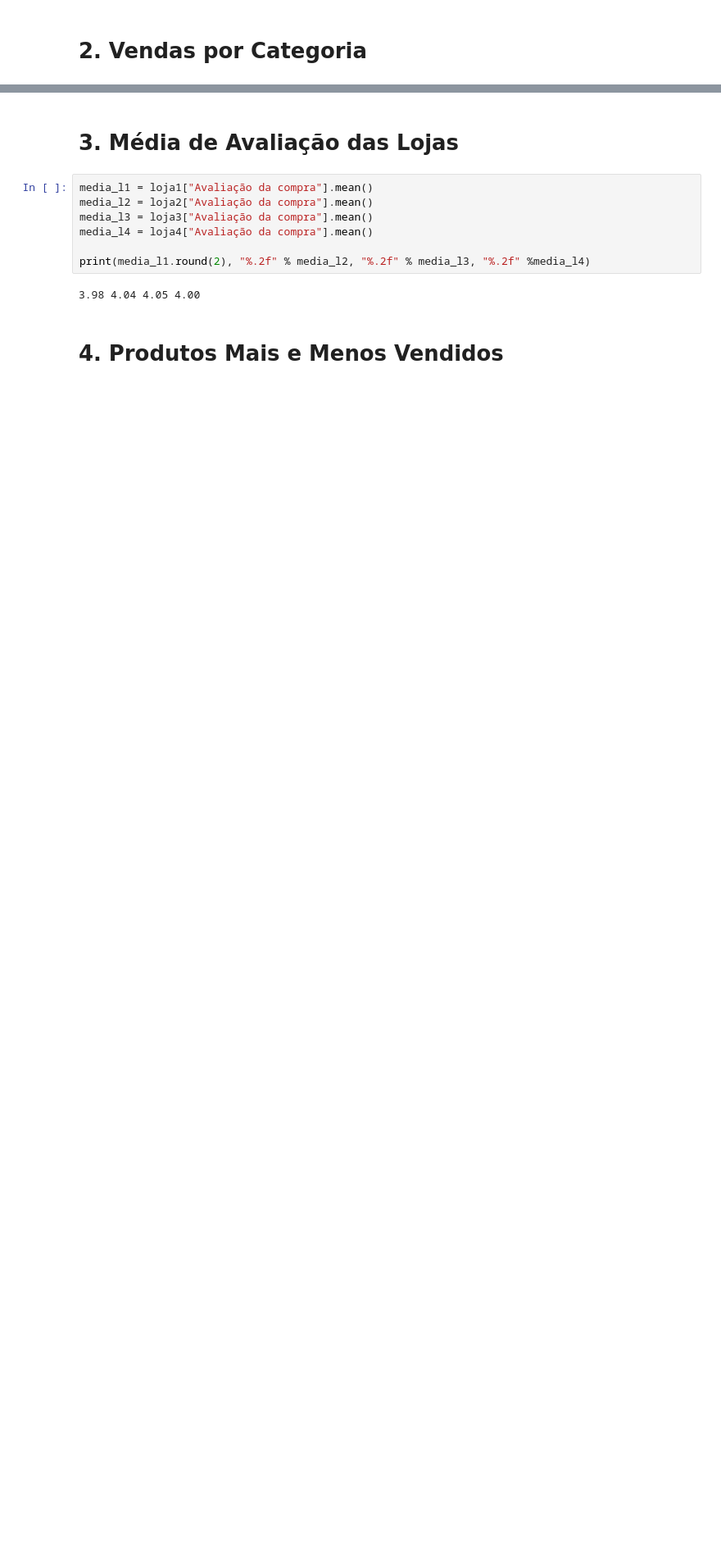
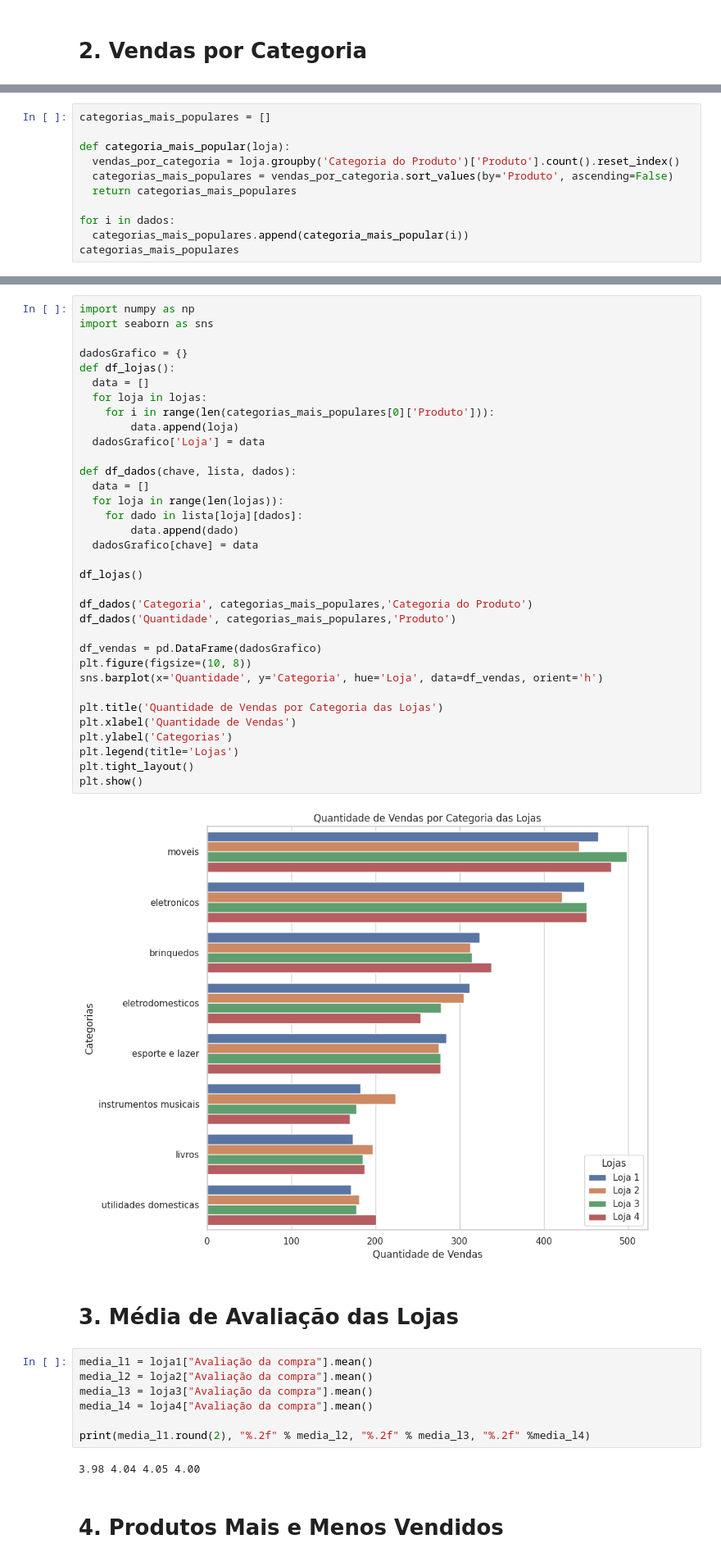
Before and after one commit to lfa-systems/Alura_Store_BR, a Jupyter notebook: AluraStoreBr.ipynb, the cells around one changed output, grey strips where cells are left out. Shown: that part at 82% size. Saved outputs shown, nothing was run; the diff lists cells and outputs as text; blank space fills up the shorter version.

Commit message:
Vendas por Categoria com gráfico

```diff
--- a/AluraStoreBr.ipynb
+++ b/AluraStoreBr.ipynb
@@ -85,0 +53,11 @@ Mais Popular:
+# %%
+categorias_mais_populares = []
+
+def categoria_mais_popular(loja):
+  vendas_por_categoria = loja.groupby('Categoria do Produto')['Produto'].count().reset_index()
+  categorias_mais_populares = vendas_por_categoria.sort_values(by='Produto', ascending=False)
+  return categorias_mais_populares
+
+for i in dados:
+  categorias_mais_populares.append(categoria_mais_popular(i))
+categorias_mais_populares
@@ -86,3 +82,39 @@ Mais Popular:
+# %%
+import numpy as np
+import seaborn as sns
+
+dadosGrafico = {}
+def df_lojas():
+  data = []
+  for loja in lojas:
+    for i in range(len(categorias_mais_populares[0]['Produto'])):
+        data.append(loja)
+  dadosGrafico['Loja'] = data
+
+def df_dados(chave, lista, dados):
+  data = []
+  for loja in range(len(lojas)):
+    for dado in lista[loja][dados]:
+        data.append(dado)
+  dadosGrafico[chave] = data
+
+df_lojas()
+
+df_dados('Categoria', categorias_mais_populares,'Categoria do Produto')
+df_dados('Quantidade', categorias_mais_populares,'Produto')
+
+df_vendas = pd.DataFrame(dadosGrafico)
+plt.figure(figsize=(10, 8))
+sns.barplot(x='Quantidade', y='Categoria', hue='Loja', data=df_vendas, orient='h')
+
+plt.title('Quantidade de Vendas por Categoria das Lojas')
+plt.xlabel('Quantidade de Vendas')
+plt.ylabel('Categorias')
+plt.legend(title='Lojas')
+plt.tight_layout()
+plt.show()
+# %% [output]
+[figure, added]
 # %% [markdown]
 # 3. Média de Avaliação das Lojas
 # %%
```
Also changed, not shown: parts of 4 cells of this notebook.
